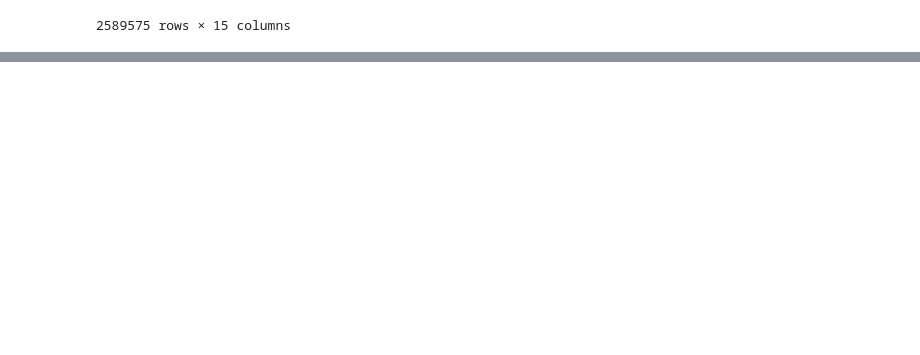
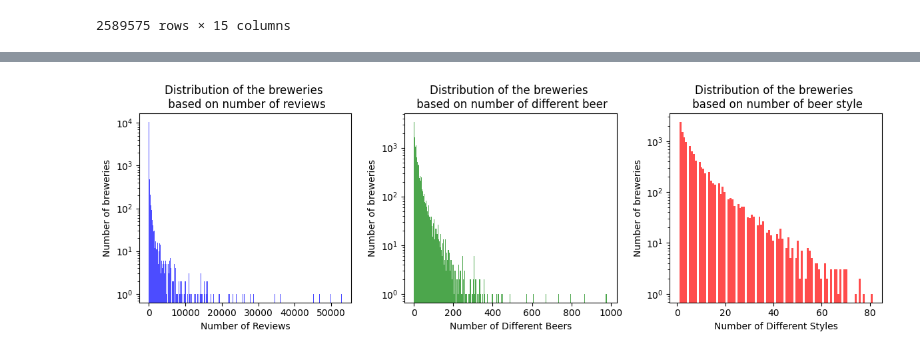
Before and after one commit to epfl-ada/ada-2023-project-todolegax, a Jupyter notebook: P2_initial_analysis.ipynb, the cells around one changed output, grey strips where cells are left out. Cells and saved outputs as stored; diff of their text form; code cells hidden in the pictures; blank space fills up the shorter version.

```diff
--- a/P2_initial_analysis.ipynb
+++ b/P2_initial_analysis.ipynb
@@ -698,0 +605,32 @@ reviews.to_csv(filename_review, encoding='utf-8', index=False)
+# %%
+# Create subplots
+fig, axs = plt.subplots(1, 3, figsize=(12, 4))
+
+# Plot histogram for '# reviews' in the first subplot
+axs[0].hist(df_metrics['nbr_reviews'], bins=300, color='blue', alpha=0.7)
+axs[0].set_title('Distribution of the breweries \n based on number of reviews')
+axs[0].set_xlabel('Number of Reviews')
+axs[0].set_ylabel('Number of breweries')
+
+# Plot histogram for '# beers' in the second subplot
+axs[1].hist(df_metrics['nbr_beers'], bins=300, color='green', alpha=0.7)
+axs[1].set_title('Distribution of the breweries \n based on number of different beer')
+axs[1].set_xlabel('Number of Different Beers')
+axs[1].set_ylabel('Number of breweries')
+
+# Plot histogram for '# style' in the second subplot
+axs[2].hist(df_metrics['nbr_styles'], bins=100, color='red', alpha=0.7)
+axs[2].set_title('Distribution of the breweries \n based on number of beer style')
+axs[2].set_xlabel('Number of Different Styles')
+axs[2].set_ylabel('Number of breweries')
+
+axs[0].set_yscale('log')
+axs[1].set_yscale('log')
+axs[2].set_yscale('log')
+# Adjust layout
+plt.tight_layout()
+
+# Display the subplots
+plt.show()
+# %% [output]
+[figure, added]
```
Also changed, not shown: parts of 47 cells of this notebook, 1 other file.
